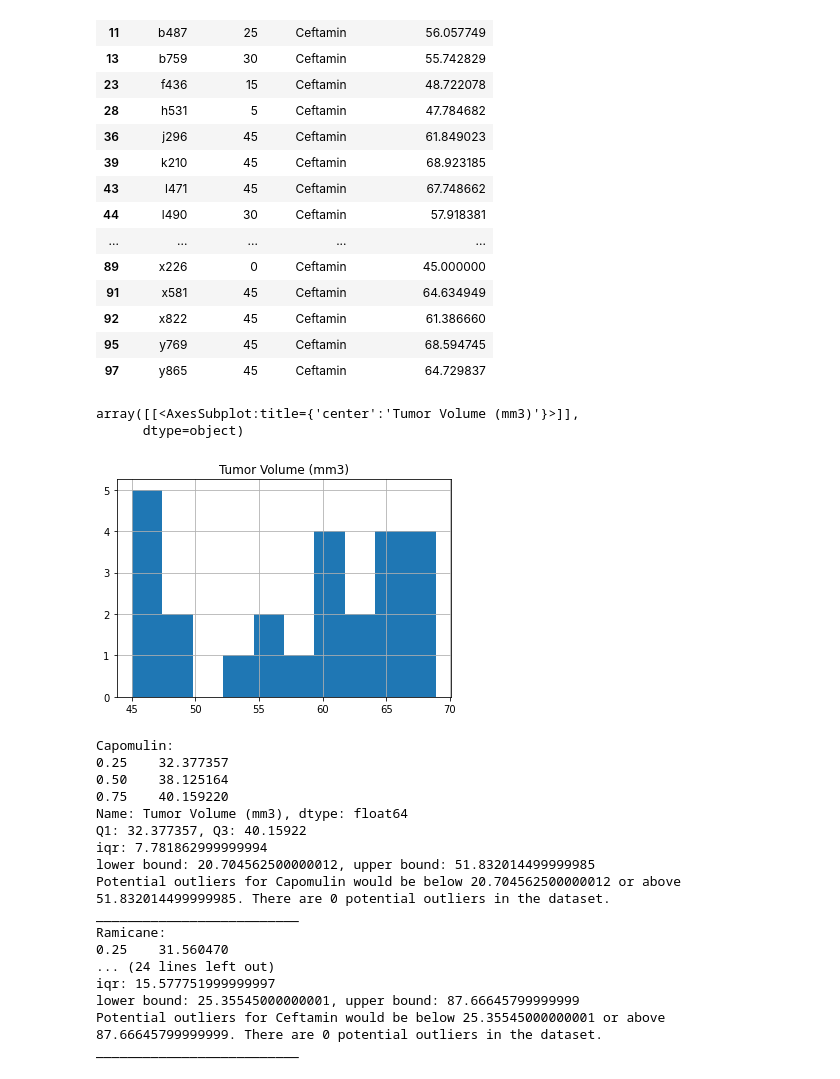
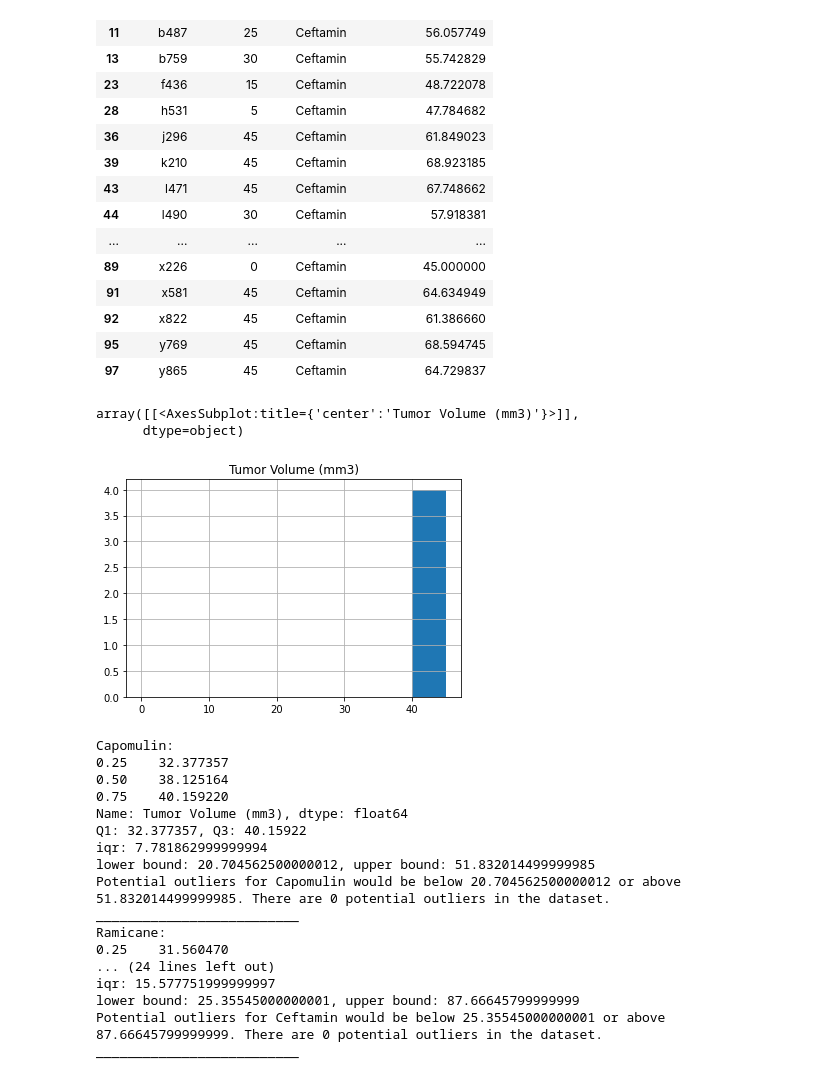
Before and after one commit to sarahDH615/matplotlib_challenge, a Jupyter notebook: pymaceuticals_starter_edited.ipynb, the cells around one changed output. Cells and saved outputs as stored; diff of their text form; code cells hidden in the pictures.

```diff
--- a/pymaceuticals_starter_edited.ipynb
+++ b/pymaceuticals_starter_edited.ipynb
@@ -520,12 +531,12 @@ Name: Last Time, dtype: int64
 | 92 | x822 | 45 | Ceftamin | 61.386660 |
 | 95 | y769 | 45 | Ceftamin | 68.594745 |
 | 97 | y865 | 45 | Ceftamin | 64.729837 |
-# %%
-ce_df.hist()
-# %% [output]
-array([[<AxesSubplot:title={'center':'Tumor Volume (mm3)'}>]],
-      dtype=object)
-[figure, removed]
+# %%
+ce_df.hist(bins=[0, 5, 10, 15, 20, 25, 30, 35, 40, 45])
+# %% [output]
+array([[<AxesSubplot:title={'center':'Tumor Volume (mm3)'}>]],
+      dtype=object)
+[figure, added]
 # %%
 treatments = ['Capomulin', 'Ramicane', 'Infubinol', 'Ceftamin']
 df_list = [ca_df, ra_df, in_df, ce_df]
```
Also changed, not shown: parts of 8 cells of this notebook.
